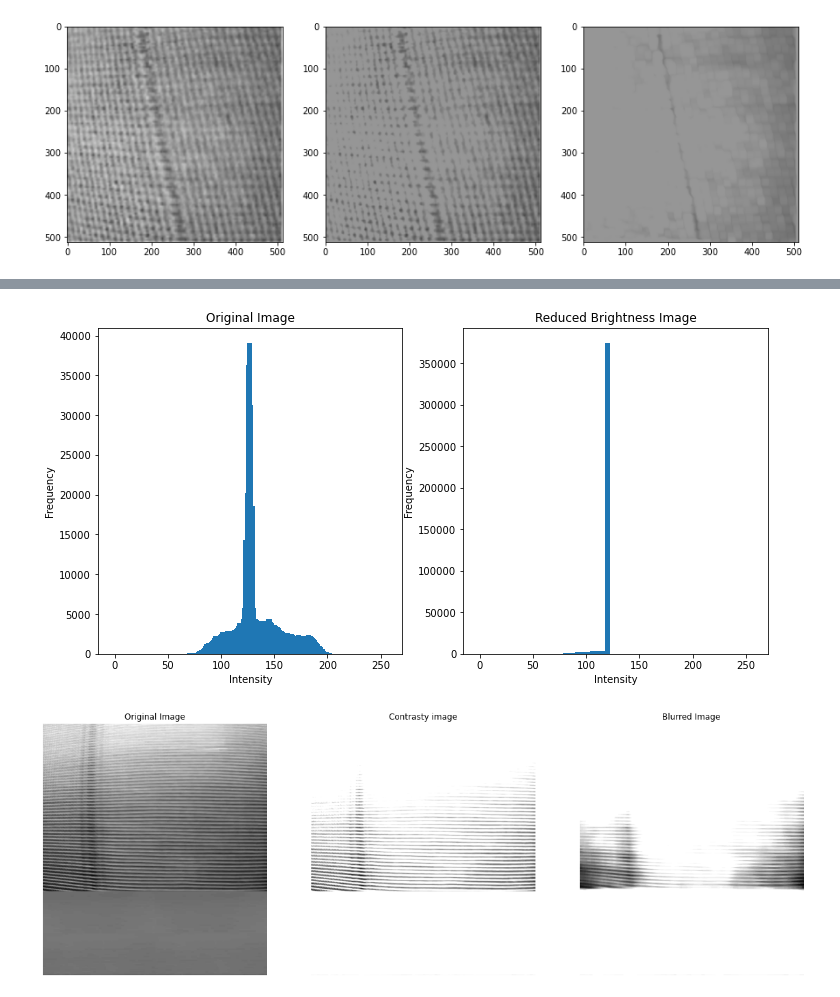
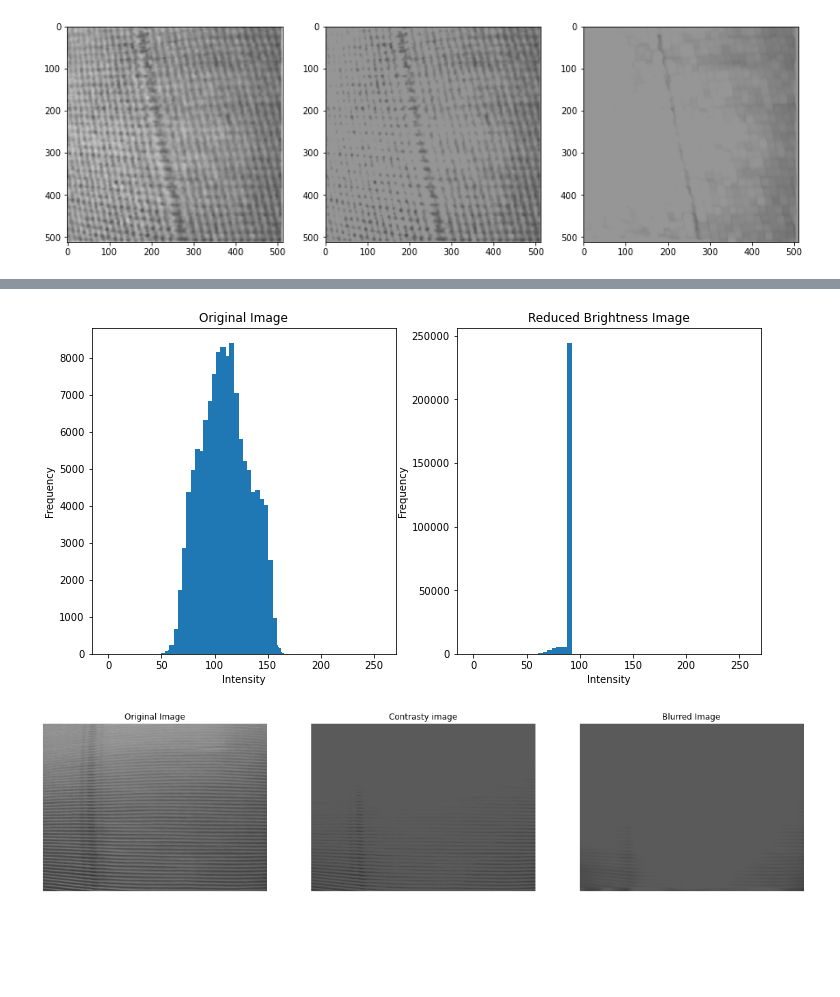
Before and after one commit to adityagupta-apg/knitsmart, a Jupyter notebook: practice.ipynb, the cells around one changed output, grey strips where cells are left out. Cells and saved outputs as stored; diff of their text form; code cells hidden in the pictures; blank space fills up the shorter version.

```diff
--- a/practice.ipynb
+++ b/practice.ipynb
@@ -217,39 +182,51 @@ def plot_hist(old_image, new_image, title_old="Original Image", title_new="New I
     plt.show()
 
 # Load a grayscale image
-image = cv2.imread(r'c:\Users\Aditya\Downloads\Knitsmartdata\test_dataset\Minor_default\6.jpg', cv2.IMREAD_GRAYSCALE)
+image = cv2.imread(r'c:\Users\Aditya\Downloads\Knitsmartdata\test_dataset\Minor_default\6.jpg')
+image=image[:480,:,:]
+image = cv2.cvtColor(image, cv2.COLOR_RGB2HSV)
 
+# Adjust the hue, saturation, and value of the image
+# Adjusts the hue by multiplying it by 0.7
+image[:, :, 0] = image[:, :, 0] * 0.7
+# Adjusts the saturation by multiplying it by 1.5
+image[:, :, 1] = image[:, :, 1] * 1.5
+# Adjusts the value by multiplying it by 2
+image[:, :, 2] = image[:, :, 2] * 0.8
+
+# Convert the image back to BGR color space
+image = cv2.cvtColor(image, cv2.COLOR_HSV2BGR)
 # Adjust the brightness using a threshold
-_, reduced_brightness = cv2.threshold(image, 120, 220, cv2.THRESH_TRUNC)
+_, reduced_brightness = cv2.threshold(image, 90, 150, cv2.THRESH_TRUNC)
 
 # Apply a median blur
 blurred = cv2.medianBlur(reduced_brightness, 25)
 
 # Plot histograms of the original and processed images
 plot_hist(image, reduced_brightness, title_old="Original Image", title_new="Reduced Brightness Image")
 
 # Display the original, brightness reduced, and blurred images
 plt.figure(figsize=(20, 20))
 
 # Correctly display the original image
 plt.subplot(131)
 plt.imshow(image, cmap='gray')
 plt.title('Original Image')
 plt.axis('off')
 
 # Correctly display the brightness reduced image
 plt.subplot(132)
 plt.imshow(reduced_brightness, cmap='gray')
 plt.title('Contrasty image')
 plt.axis('off')
 
 # Correctly display the blurred image
 plt.subplot(133)
 plt.imshow(blurred, cmap='gray')
 plt.title('Blurred Image')
 plt.axis('off')
 
 plt.show()
 # %% [output]
-[figure, old version]
+[figure, new version]
-[figure, old version]
+[figure, new version]
```
Also changed, not shown: parts of 11 cells of this notebook.
